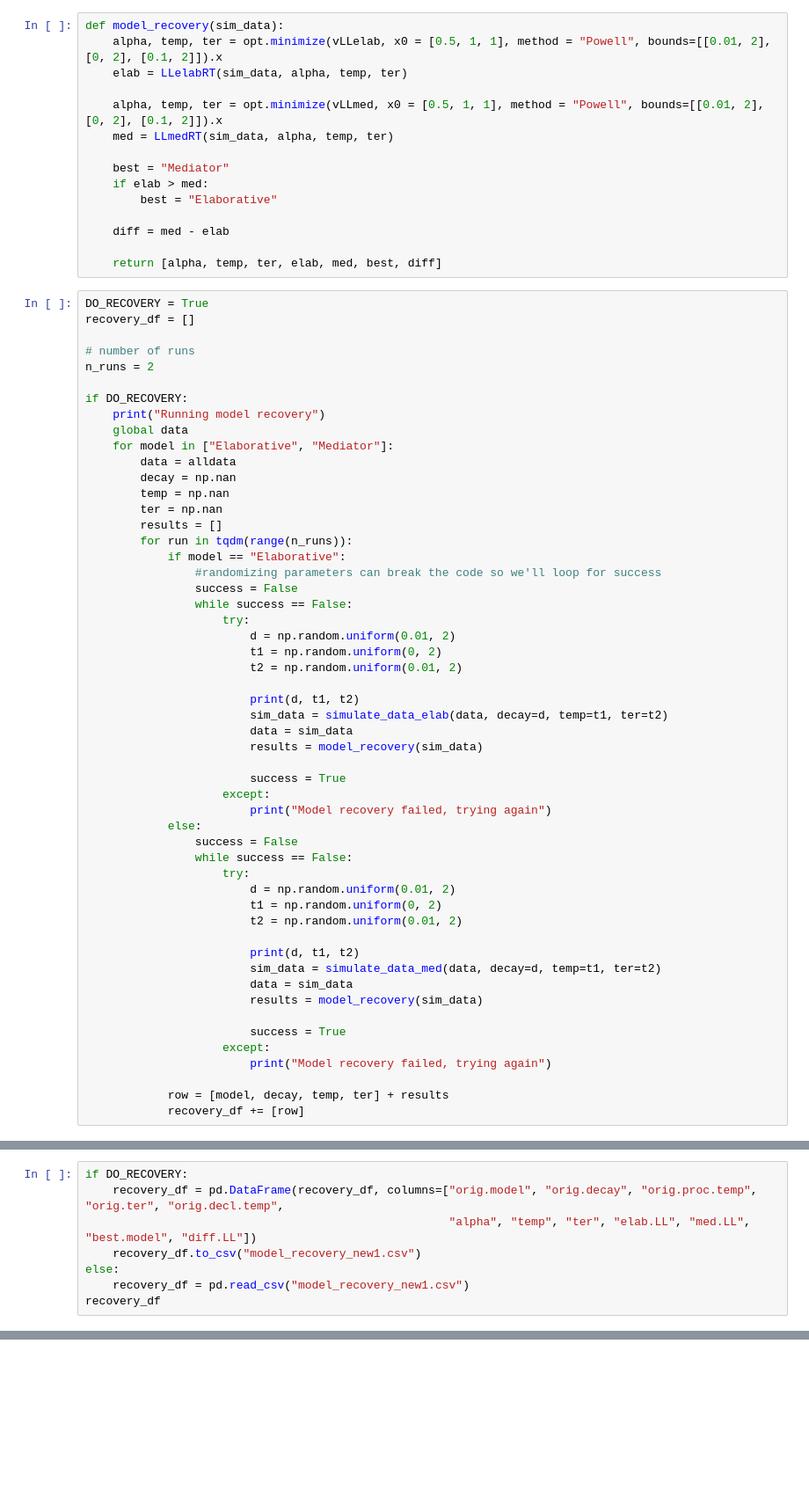
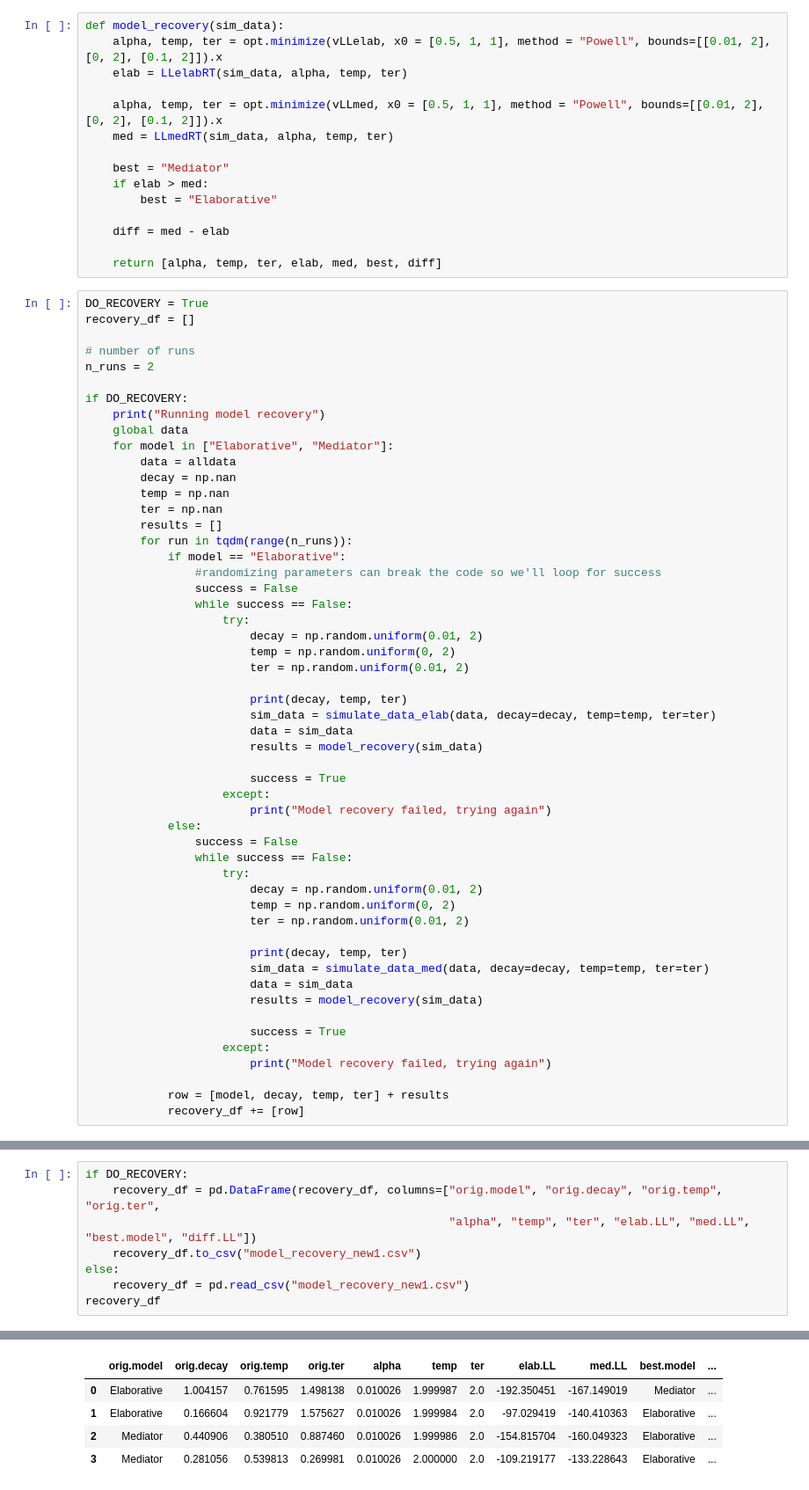
Before and after one commit to UWCCDL/Bridget, a Jupyter notebook: LLerror.ipynb, the cells around one changed output, grey strips where cells are left out. Shown at 88% size. Cells and saved outputs as stored; diff of their text form; blank space fills up the shorter version.

```diff
--- a/LLerror.ipynb
+++ b/LLerror.ipynb
@@ -966,12 +966,12 @@ if DO_RECOVERY:
                 success = False
                 while success == False:
                     try:
-                        d = np.random.uniform(0.01, 2)
-                        t1 = np.random.uniform(0, 2)
-                        t2 = np.random.uniform(0.01, 2)
+                        decay = np.random.uniform(0.01, 2)
+                        temp = np.random.uniform(0, 2)
+                        ter = np.random.uniform(0.01, 2)
 
-                        print(d, t1, t2)
-                        sim_data = simulate_data_elab(data, decay=d, temp=t1, ter=t2)
+                        print(decay, temp, ter)
+                        sim_data = simulate_data_elab(data, decay=decay, temp=temp, ter=ter)
                         data = sim_data
                         results = model_recovery(sim_data)
 
@@ -982,12 +982,12 @@ if DO_RECOVERY:
                 success = False
                 while success == False:
                     try:
-                        d = np.random.uniform(0.01, 2)
-                        t1 = np.random.uniform(0, 2)
-                        t2 = np.random.uniform(0.01, 2)
+                        decay = np.random.uniform(0.01, 2)
+                        temp = np.random.uniform(0, 2)
+                        ter = np.random.uniform(0.01, 2)
 
-                        print(d, t1, t2)
-                        sim_data = simulate_data_med(data, decay=d, temp=t1, ter=t2)
+                        print(decay, temp, ter)
+                        sim_data = simulate_data_med(data, decay=decay, temp=temp, ter=ter)
                         data = sim_data
                         results = model_recovery(sim_data)
 
@@ -1023,6 +1010,6 @@ recovery_df
 # %%
 if DO_RECOVERY:
-    recovery_df = pd.DataFrame(recovery_df, columns=["orig.model", "orig.decay", "orig.proc.temp", "orig.ter", "orig.decl.temp",
+    recovery_df = pd.DataFrame(recovery_df, columns=["orig.model", "orig.decay", "orig.temp", "orig.ter",
                                                      "alpha", "temp", "ter", "elab.LL", "med.LL", "best.model", "diff.LL"])
     recovery_df.to_csv("model_recovery_new1.csv")
 else:
@@ -1032,0 +1019,5 @@ FileNotFoundError: [Errno 2] No such file or directory: 'model_recovery_new1.csv
+|  | orig.model | orig.decay | orig.temp | orig.ter | alpha | temp | ter | elab.LL | med.LL | best.model | ... |
+| 0 | Elaborative | 1.004157 | 0.761595 | 1.498138 | 0.010026 | 1.999987 | 2.0 | -192.350451 | -167.149019 | Mediator | ... |
+| 1 | Elaborative | 0.166604 | 0.921779 | 1.575627 | 0.010026 | 1.999984 | 2.0 | -97.029419 | -140.410363 | Elaborative | ... |
+| 2 | Mediator | 0.440906 | 0.380510 | 0.887460 | 0.010026 | 1.999986 | 2.0 | -154.815704 | -160.049323 | Elaborative | ... |
+| 3 | Mediator | 0.281056 | 0.539813 | 0.269981 | 0.010026 | 2.000000 | 2.0 | -109.219177 | -133.228643 | Elaborative | ... |
```
Also changed, not shown: parts of 3 cells of this notebook, 1 other file.
